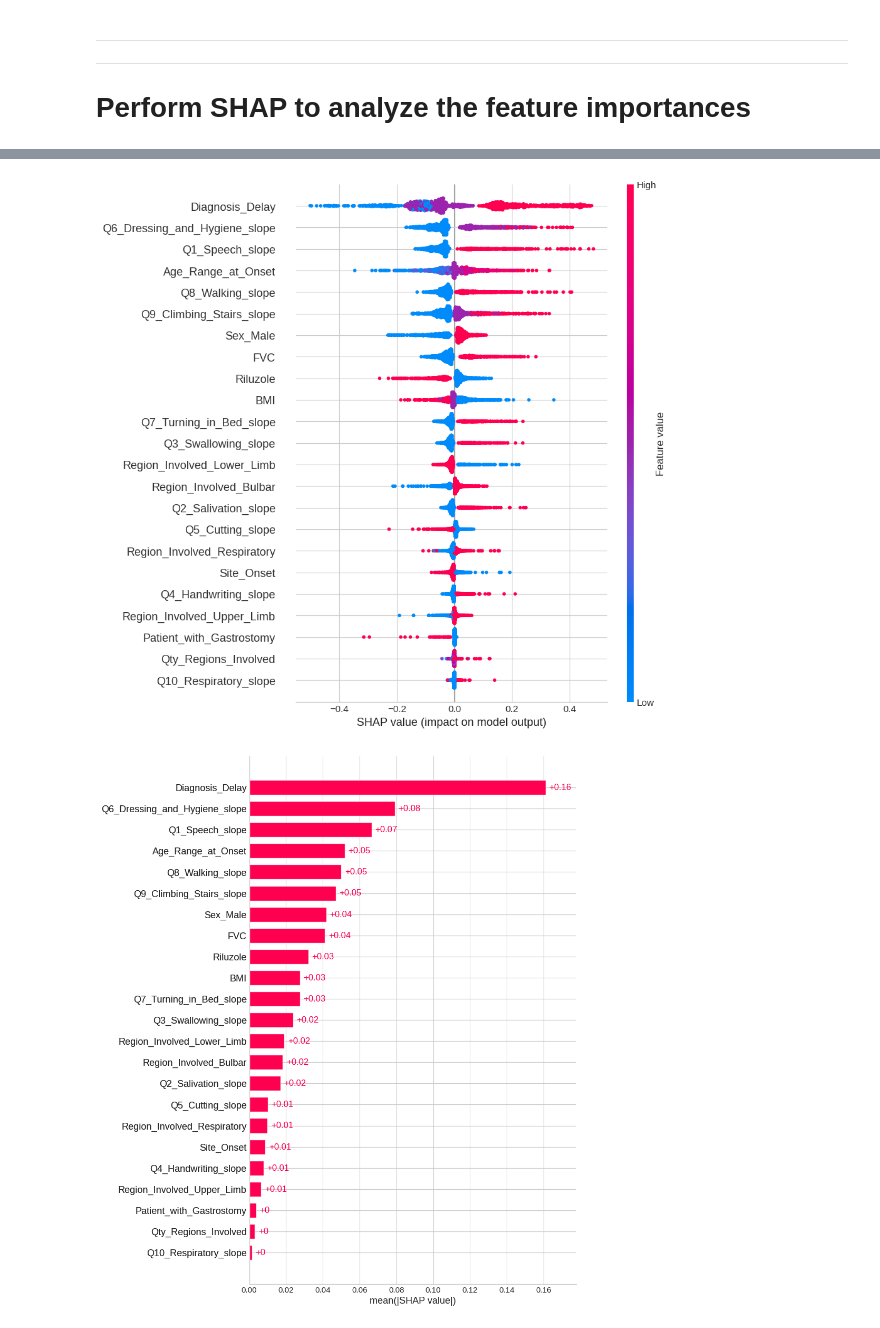
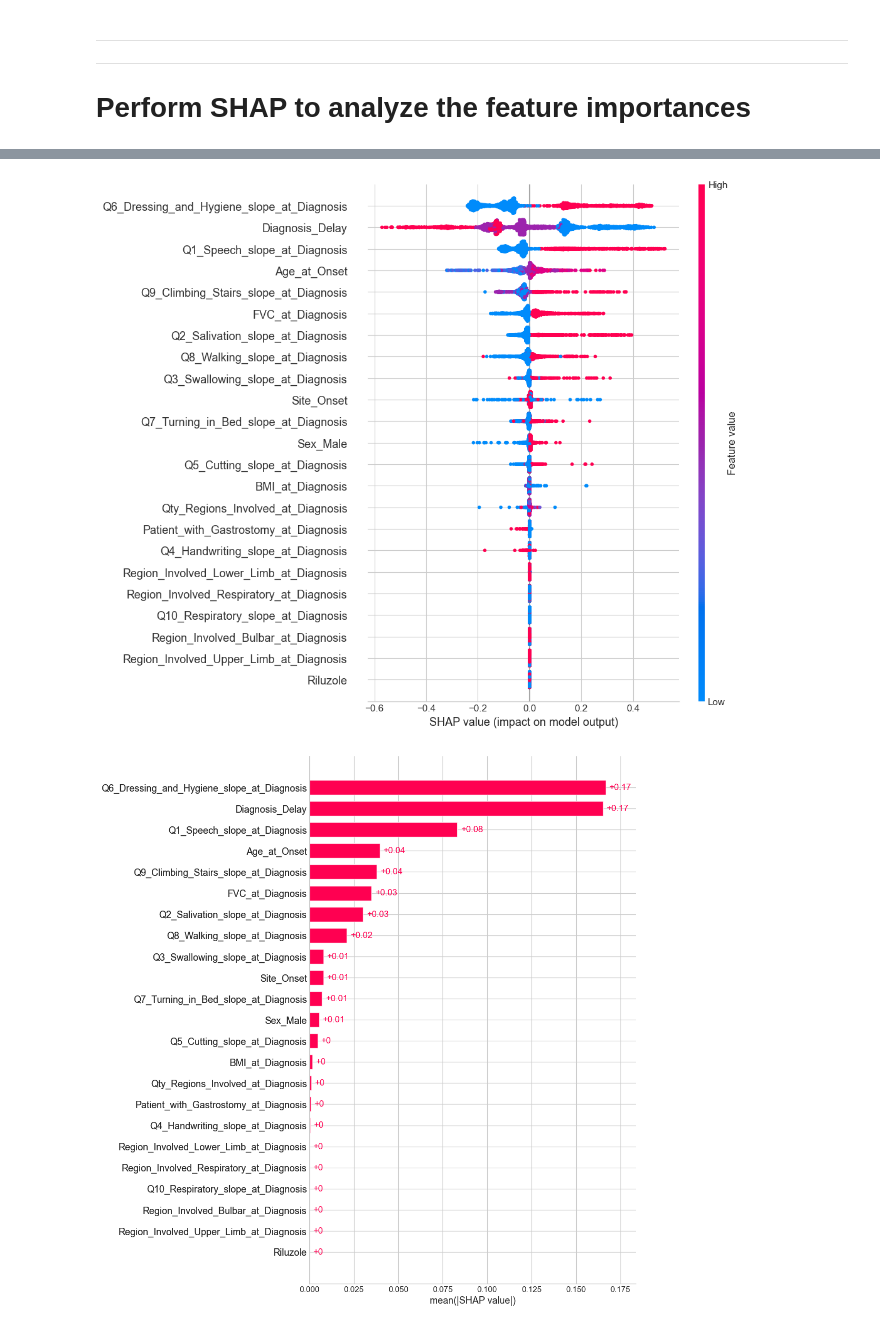
Before and after one commit to fabianopapaiz/als_prognosis_using_ensemble_imbalance, a Jupyter notebook: 05_Train_Validate_Models/20.1 - Perform SHAP.ipynb, the cells around one changed output, grey strips where cells are left out. Saved outputs shown, nothing was run; the diff lists cells and outputs as text; code cells hidden in the pictures.

```diff
--- a/05_Train_Validate_Models/20.1 - Perform SHAP.ipynb
+++ b/05_Train_Validate_Models/20.1 - Perform SHAP.ipynb
@@ -18,7 +18,18 @@ import shutil
 import joblib
 import itertools
 
+# import warnings filter
+from warnings import simplefilter
+# ignore all future warnings
+simplefilter(action='ignore', category=FutureWarning)
+
+
+#needed to import utils.py
+sys.path.append('../')
+
 import utils
+import utils_exec_models
+import utils_exec_models_new
 
 import numpy as np
 import pandas as pd
@@ -32,7 +43,11 @@ import matplotlib.pyplot as plt
 from matplotlib.colors import BoundaryNorm, ListedColormap
 
 import seaborn as sns
-plt.style.use('seaborn-whitegrid')
+try:
+    plt.style.use('seaborn-v0_8-whitegrid')
+except:
+    plt.style.use('seaborn-whitegrid')
+
 
 import plotly as ply
 import plotly.express as px
@@ -59,8 +74,8 @@ from sklearn.tree import DecisionTreeClassifier
 from sklearn.ensemble import VotingClassifier, AdaBoostClassifier
 
 
-from xgboost import XGBClassifier
-from catboost import CatBoostClassifier
+# from xgboost import XGBClassifier
+# from catboost import CatBoostClassifier
 
 
 import imblearn.under_sampling as resus
@@ -72,7 +87,7 @@ from imblearn.over_sampling  import SMOTE
 import shap
 shap.initjs()
 
-import interpret
+# import interpret
 
 from collections import Counter
 
@@ -88,10 +103,6 @@ import warnings
 warnings.warn = warn
 
 
-# import warnings filter
-from warnings import simplefilter
-# ignore all future warnings
-simplefilter(action='ignore', category=FutureWarning)
 
 
 SMALL_SIZE = 12
@@ -227,14 +259,14 @@ Using 394 background data samples could cause slower run times. Consider using s
 # %%
-file = 'saved_models/SHAP_Kernel_Explainer_BalBag_NN.model'
-with open(file, 'wb') as file:
+file_explainer = 'saved_shap_explainer/SHAP_Explainer_BalBag_DT.model'
+with open(file_explainer, 'wb') as file:
     pickle.dump(explainer, file)
 
 # to_serialize = open(file, 'wb')
 # pickle.dump(explainer, to_serialize)
 
 #save SHAP Values object
-file = 'saved_models/SHAP_Kernel_values_BalBag_NN.model'
-with open(file, 'wb') as file:
+file_explainer_values = 'saved_shap_explainer/SHAP_Explainer_values_BalBag_DT.model'
+with open(file_explainer_values, 'wb') as file:
     pickle.dump(shap_values, file)
 
 # to_serialize = open(file, 'wb')
@@ -352,28 +364,25 @@ display(shap_values.feature_names)
 # %%
 
-file = 'saved_models/SHAP_values_BalBag_NN.model'
-file = 'saved_models/SHAP_values_SVM.model'
-
 # Load all from disk to keep the example short.
-with open(file, 'rb') as fl:
+with open(file_explainer_values, 'rb') as fl:
     shap_values_loaded = pickle.load(fl)
 
 # display(shap_values_loaded)
 
 # class_count = len(shap_values_loaded.base_values)
 # display(class_count)
 
 
 shap.plots.beeswarm(
     shap_values_loaded,
     max_display=25
 )
 
 shap.plots.bar(
     shap_values_loaded,
     max_display=25,
 )
 # %% [output]
-[figure, old version]
+[figure, new version]
-[figure, old version]
+[figure, new version]
 # %%
```
Also changed, not shown: parts of 20 cells of this notebook, 4 other files.
